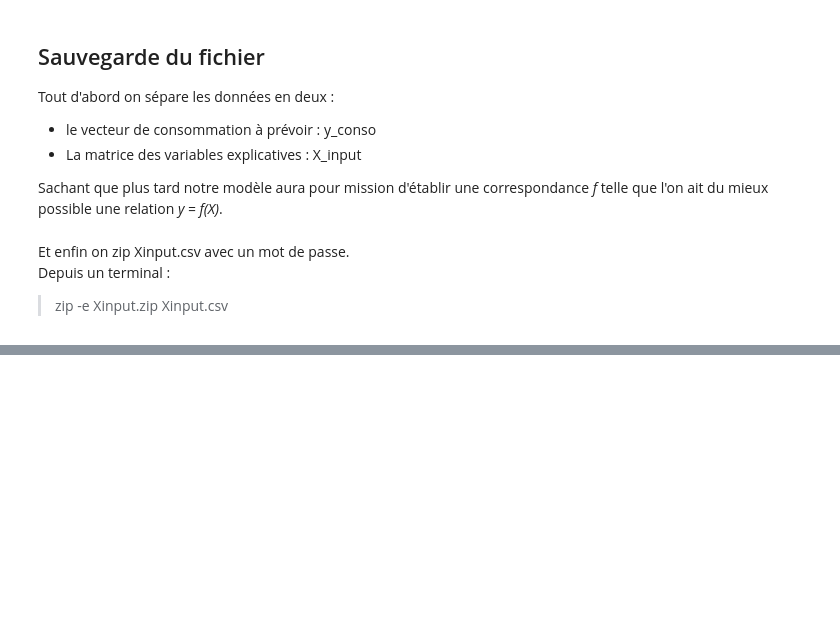
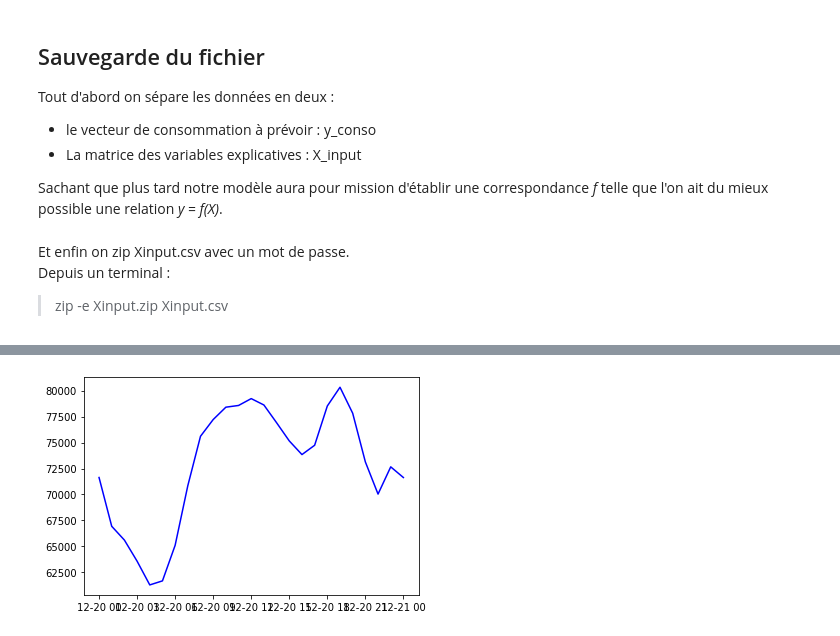
Before and after one commit to marota/TP_Formation_Conso_MachineLearning, a Jupyter notebook: TP1_Preparation_donnees_2014_2018.ipynb, the cells around one changed output, grey strips where cells are left out. Saved outputs shown, nothing was run; the diff lists cells and outputs as text; code cells hidden in the pictures; blank space fills up the shorter version.

```diff
--- a/TP1_Preparation_donnees_2014_2018.ipynb
+++ b/TP1_Preparation_donnees_2014_2018.ipynb
@@ -551,0 +567,16 @@ Depuis un terminal :
+# %%
+Yconso = y_conso
+Xinput = X_input
+
+#Yconso_csv = os.path.join(data_folder, "Yconso.csv")
+#Yconso = pd.read_csv(Yconso_csv)
+Yconso['ds'] = pd.to_datetime(Yconso['ds'],utc=True)
+
+#password = ''
+#Xinput_zip = os.path.join(data_folder, "Xinput.zip")
+# Pour travailler avec les fichiers zip, on utilise la bibliothèque **zipfile**.
+#zipfile_xinput = zipfile.ZipFile(Xinput_zip)
+#zipfile_xinput.setpassword(bytes(password,'utf-8'))
+#Xinput = pd.read_csv(zipfile_xinput.open('Xinput.csv'),sep=",",engine='c',header=0)
+
+Xinput['ds'] = pd.to_datetime(Xinput['ds'],utc=True)
@@ -551,0 +624,13 @@ Depuis un terminal :
+# %%
+def plot_load(var_load, year, month, day, delta_days):
+    date_cible = pytz.utc.localize(datetime.datetime(year=year, month=month, day=day))
+    date_lendemain_cible = date_cible + datetime.timedelta(days=delta_days)
+
+    conso_periode = var_load[(var_load.ds >= date_cible)
+                                      & (var_load.ds <= date_lendemain_cible)]
+    plt.plot(conso_periode['ds'], conso_periode['y'], color='blue')
+    plt.show()
+# %%
+plot_load(Yconso, 2016, 12, 20,1)
+# %% [output]
+[figure, added]
```
Also changed, not shown: parts of 33 cells of this notebook, 4 other files.
